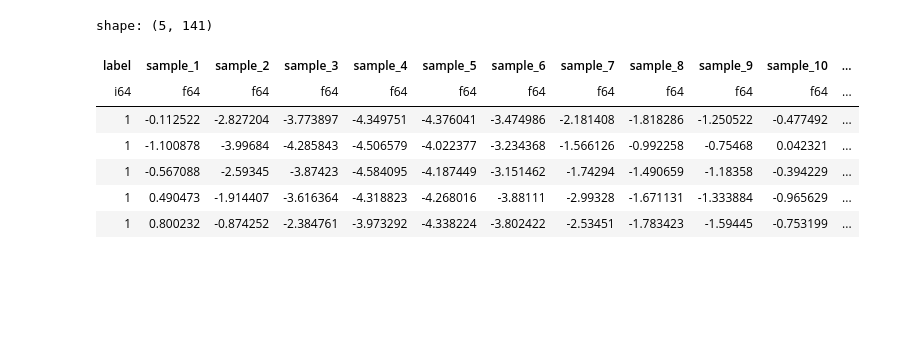
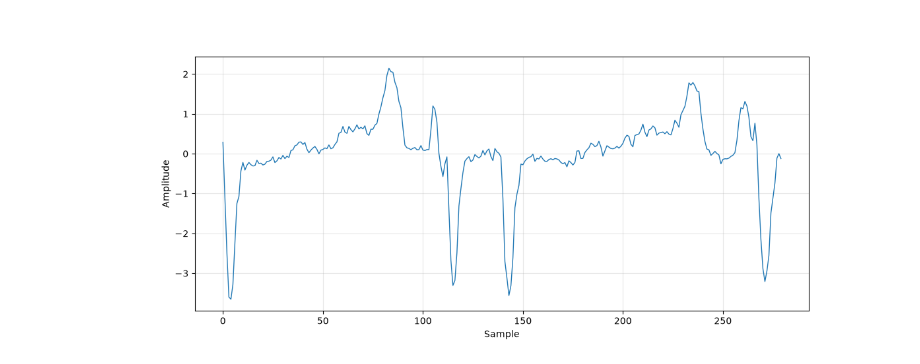
Before and after one commit to MihailoMilic/ECG5000-Python-Challenge, a Jupyter notebook: explore-dataset.ipynb, the cells around one changed output. Drawn from its saved outputs; the diff is of its cells as text; code cells hidden in the pictures; blank space fills up the shorter version.

Commit message:
Initial Expoloratory plots -Cell 1

```diff
--- a/explore-dataset.ipynb
+++ b/explore-dataset.ipynb
@@ -1,22 +1,36 @@
 # %%
+%matplotlib widget
+
 import numpy as np
 import polars as pl
+import matplotlib.pyplot as plt
+from mpl_interactions import zoom_factory, panhandler
 
 data = np.loadtxt("ECG5000/ECG5000_TRAIN.txt")
 
 df = pl.DataFrame(
     data,
     schema=["label"] + [f"sample_{i}" for i in range(1, data.shape[1])],
     orient="row",
 ).with_columns(pl.col("label").cast(pl.Int64))
 
-df.head()
+A = df.to_numpy()
+
+# Class 1 signals, excluding the label column
+signals = A[A[:, 0] == 5, 1:]
+
+# Concatenate the first seven signals
+y = signals[:2].ravel()
+
+fig, ax = plt.subplots(figsize=(12, 5))
+ax.plot(np.arange(y.size), y, linewidth=1)
+ax.set_xlabel("Sample")
+ax.set_ylabel("Amplitude")
+ax.grid(alpha=0.3)
+
+disconnect_zoom = zoom_factory(ax)
+pan = panhandler(fig, button=1)
+
+plt.show()
 # %% [output]
-shape: (5, 141)
-| label | sample_1 | sample_2 | sample_3 | sample_4 | sample_5 | sample_6 | sample_7 | sample_8 | sample_9 | sample_10 | ... |
-| i64 | f64 | f64 | f64 | f64 | f64 | f64 | f64 | f64 | f64 | f64 | ... |
-| 1 | -0.112522 | -2.827204 | -3.773897 | -4.349751 | -4.376041 | -3.474986 | -2.181408 | -1.818286 | -1.250522 | -0.477492 | ... |
-| 1 | -1.100878 | -3.99684 | -4.285843 | -4.506579 | -4.022377 | -3.234368 | -1.566126 | -0.992258 | -0.75468 | 0.042321 | ... |
-| 1 | -0.567088 | -2.59345 | -3.87423 | -4.584095 | -4.187449 | -3.151462 | -1.74294 | -1.490659 | -1.18358 | -0.394229 | ... |
-| 1 | 0.490473 | -1.914407 | -3.616364 | -4.318823 | -4.268016 | -3.88111 | -2.99328 | -1.671131 | -1.333884 | -0.965629 | ... |
-| 1 | 0.800232 | -0.874252 | -2.384761 | -3.973292 | -4.338224 | -3.802422 | -2.53451 | -1.783423 | -1.59445 | -0.753199 | ... |
+[figure, added]
```
Also changed, not shown: 1 other file.
